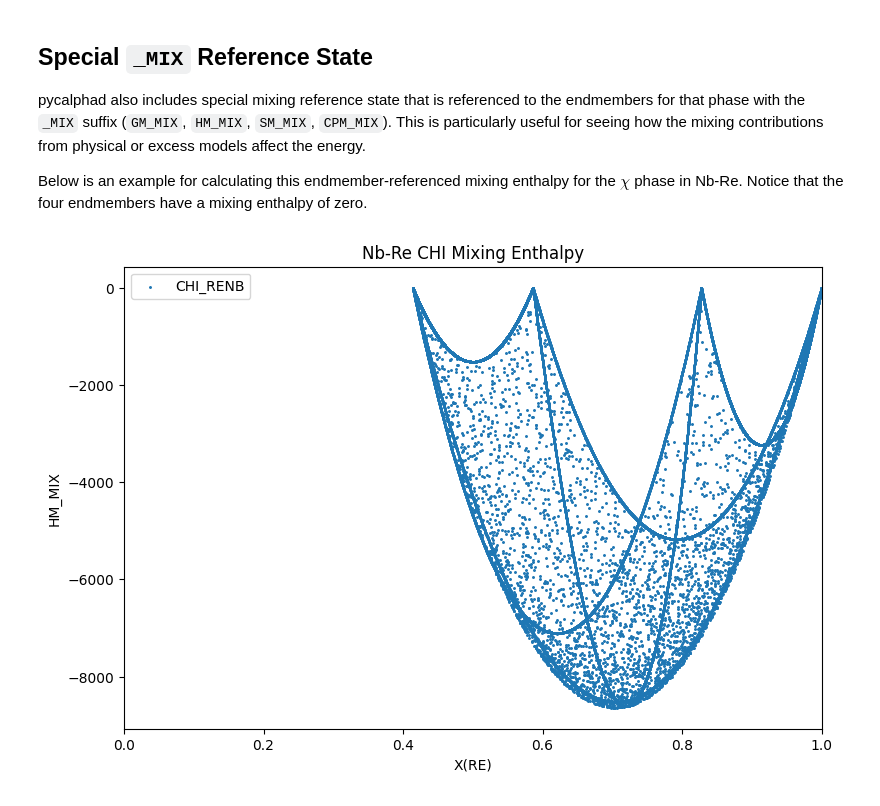
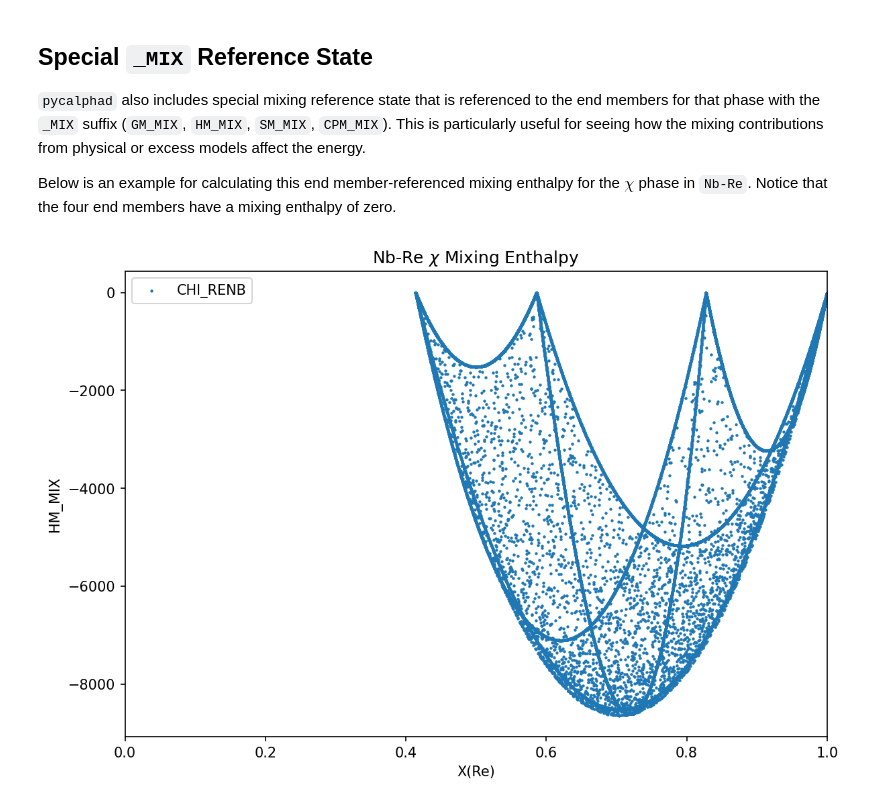
Before and after one commit to pycalphad/pycalphad, a Jupyter notebook: examples/LegacyReferenceState.ipynb, the cells around one changed output. Drawn from its saved outputs; the diff is of its cells as text; code cells hidden in the pictures.

```diff
--- a/examples/LegacyReferenceState.ipynb
+++ b/examples/LegacyReferenceState.ipynb
@@ -1,31 +1,32 @@
 # %% [markdown]
 ## Special `_MIX` Reference State
 
-pycalphad also includes special mixing reference state that is referenced to the endmembers for that phase with the `_MIX` suffix (`GM_MIX`, `HM_MIX`, `SM_MIX`, `CPM_MIX`). This is particularly useful for seeing how the mixing contributions from physical or excess models affect the energy.
+`pycalphad` also includes special mixing reference state that is referenced to the end members for that phase with the `_MIX` suffix (`GM_MIX`, `HM_MIX`, `SM_MIX`, `CPM_MIX`). This is particularly useful for seeing how the mixing contributions from physical or excess models affect the energy.
 
-Below is an example for calculating this endmember-referenced mixing enthalpy for the $\chi$ phase in Nb-Re. Notice that the four endmembers have a mixing enthalpy of zero.
+Below is an example for calculating this end member-referenced mixing enthalpy for the $\chi$ phase in `Nb-Re`. Notice that the four end members have a mixing enthalpy of zero.
 # %%
 from pycalphad import Database, calculate
 import matplotlib.pyplot as plt
 
 dbf = Database("nbre_liu.tdb")
 comps = ["NB", "RE", "VA"]
+phases = "CHI_RENB"
 
-# Calculate HMR for the Chi at 2800 K from X(RE)=0 to X(RE)=1
-result = calculate(dbf, comps, "CHI_RENB", N=1, P=101325, T=2800, output='HM_MIX')
+# Calculate HMR for the Chi phase at 2800 K from X(Re)=0 to X(Re)=1
+result = calculate(dbf, comps, phases, N=1, P=101325, T=2800, output='HM_MIX')
 
 # Plot
 fig = plt.figure(figsize=(9,6), dpi=150)
 ax = fig.gca()
 ax.scatter(result.X.sel(component='RE'), result.HM_MIX, marker='.', s=5, label='CHI_RENB')
 ax.set_xlim((0, 1))
-ax.set_xlabel('X(RE)')
+ax.set_xlabel('X(Re)')
 ax.set_ylabel('HM_MIX')
-ax.set_title('Nb-Re CHI Mixing Enthalpy')
+ax.set_title('Nb-Re $\\chi$ Mixing Enthalpy')
 ax.legend()
 plt.show()
 # %% [output]
-[figure, old version]
+[figure, new version]
 # %% [markdown]
 ## Calculations at specific site fractions
 
```
Also changed, not shown: parts of 2 cells of this notebook, 9 other files.
